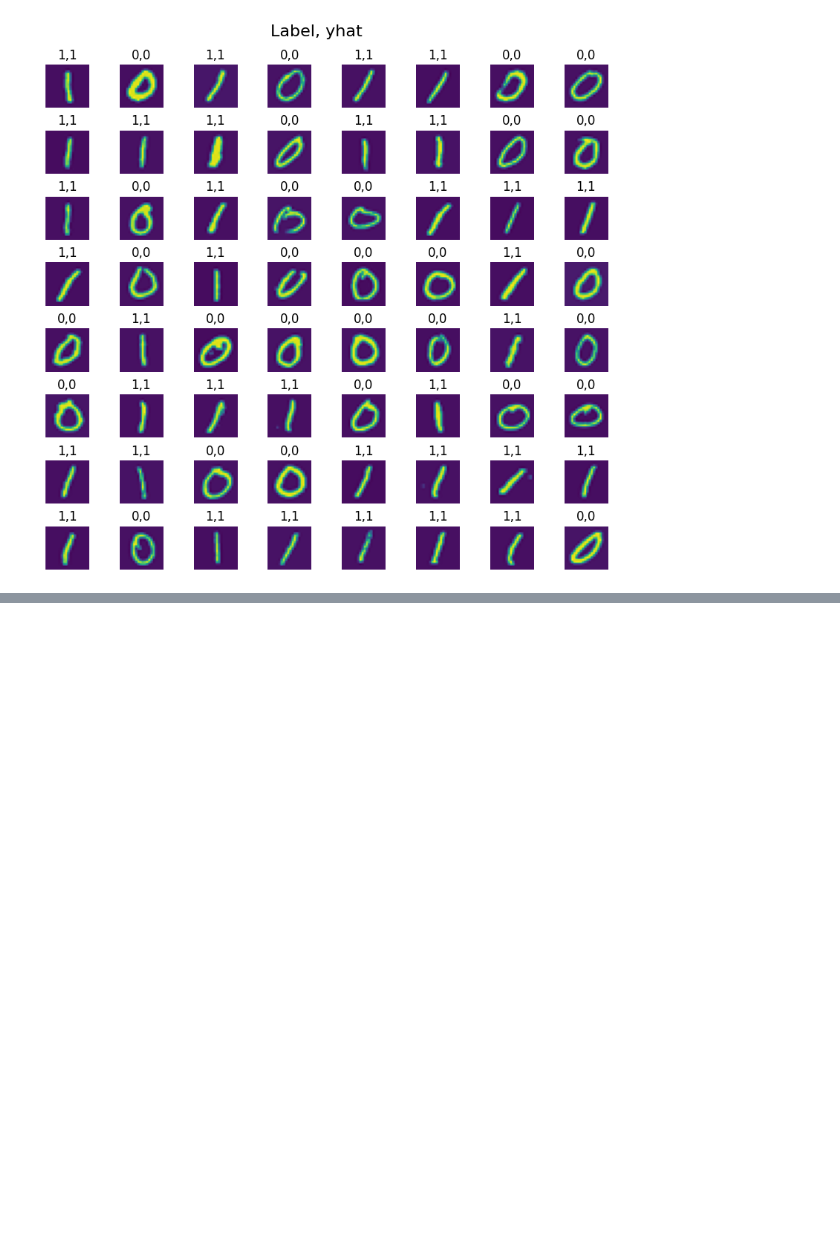
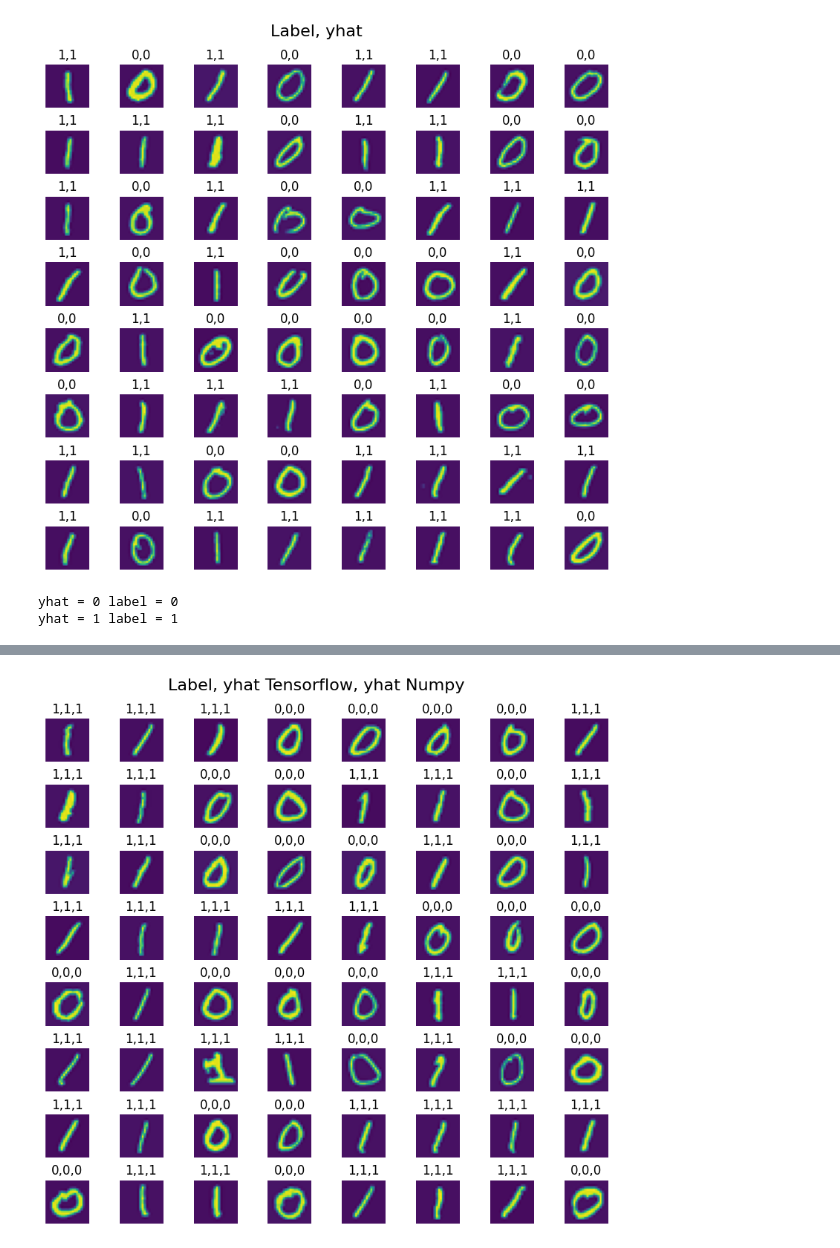
Before and after one commit to rajsahu2004/Neural-Networks, a Jupyter notebook: assignment1.ipynb, the cells around one changed output, grey strips where cells are left out. Cells and saved outputs as stored; diff of their text form; code cells hidden in the pictures; blank space fills up the shorter version.

```diff
--- a/assignment1.ipynb
+++ b/assignment1.ipynb
@@ -175,0 +179,68 @@ plt.show()
+# %%
+def myDense(aIn,W,b,g):
+    units = W.shape[1]
+    aOut = np.zeros(units)
+    for i in range(units):
+        w = W[:,i]
+        z = np.dot(w,aIn)+b[i]
+        aOut[i] = g(z)
+    return aOut
+# %%
+def mySequential(x,w1,b1,w2,b2,w3,b3):
+    a1 = myDense(x,w1,b1,g)
+    a2 = myDense(a1,w2,b2,g)
+    a3 = myDense(a2,w3,b3,g)
+    return a3
+# %%
+w1Temp,b1Temp = layer1.get_weights()
+w2Temp,b2Temp = layer2.get_weights()
+w3Temp,b3Temp = layer3.get_weights()
+# %%
+prediction = mySequential(x[0],w1Temp,b1Temp,w2Temp,b2Temp,w3Temp,b3Temp)
+if prediction >=0.5:
+    yhat = 1
+else:
+    yhat = 0
+print(f'yhat = {yhat} label = {y[0,0]}')
+prediction = mySequential(x[500],w1Temp,b1Temp,w2Temp,b2Temp,w3Temp,b3Temp)
+if prediction >=0.5:
+    yhat = 1
+else:
+    yhat = 0
+print(f'yhat = {yhat} label = {y[500,0]}')
+# %% [output]
+yhat = 0 label = 0
+yhat = 1 label = 1
+# %%
+# You do not need to modify anything in this cell
+
+m, n = x.shape
+
+fig, axes = plt.subplots(8,8, figsize=(8,8))
+fig.tight_layout(pad=0.1,rect=[0, 0.03, 1, 0.92]) #type:ignore
+
+for i,ax in enumerate(axes.flat):#type:ignore
+    # Select random indices
+    random_index = np.random.randint(m)
+
+    # Select rows corresponding to the random indices and
+    # reshape the image
+    X_random_reshaped = x[random_index].reshape((20,20)).T
+
+    # Display the image
+    ax.imshow(X_random_reshaped)
+
+    # Predict using the Neural Network implemented in Numpy
+    my_prediction = mySequential(x[random_index], w1Temp,b1Temp,w2Temp,b2Temp,w3Temp,b3Temp )
+    my_yhat = int(my_prediction >= 0.5)
+
+    # Predict using the Neural Network implemented in Tensorflow
+    tf_prediction = model.predict(x[random_index].reshape(1,400))
+    tf_yhat = int(tf_prediction >= 0.5)
+
+    # Display the label above the image
+    ax.set_title(f"{y[random_index,0]},{tf_yhat},{my_yhat}")
+    ax.set_axis_off()
+fig.suptitle("Label, yhat Tensorflow, yhat Numpy", fontsize=16)
+plt.show()
+# %% [output]
@@ -175,0 +264 @@ plt.show()
+[figure, added]
```
Also changed, not shown: parts of 2 cells of this notebook.
